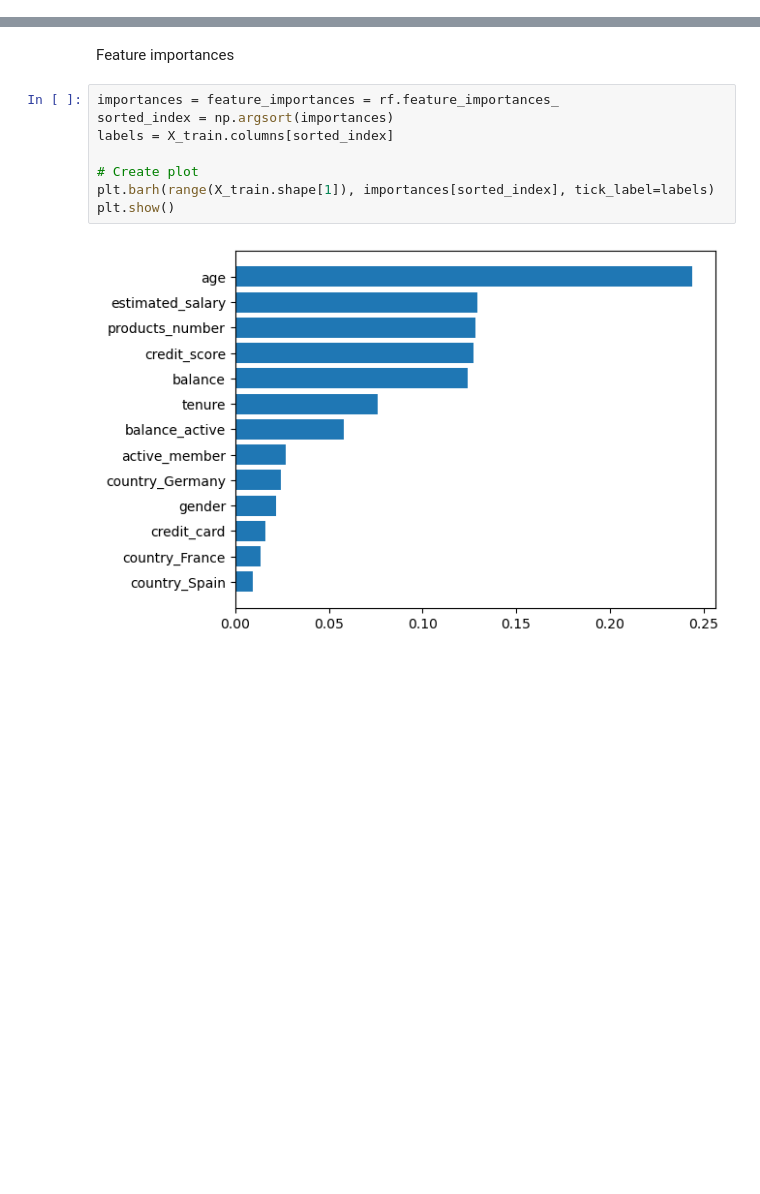
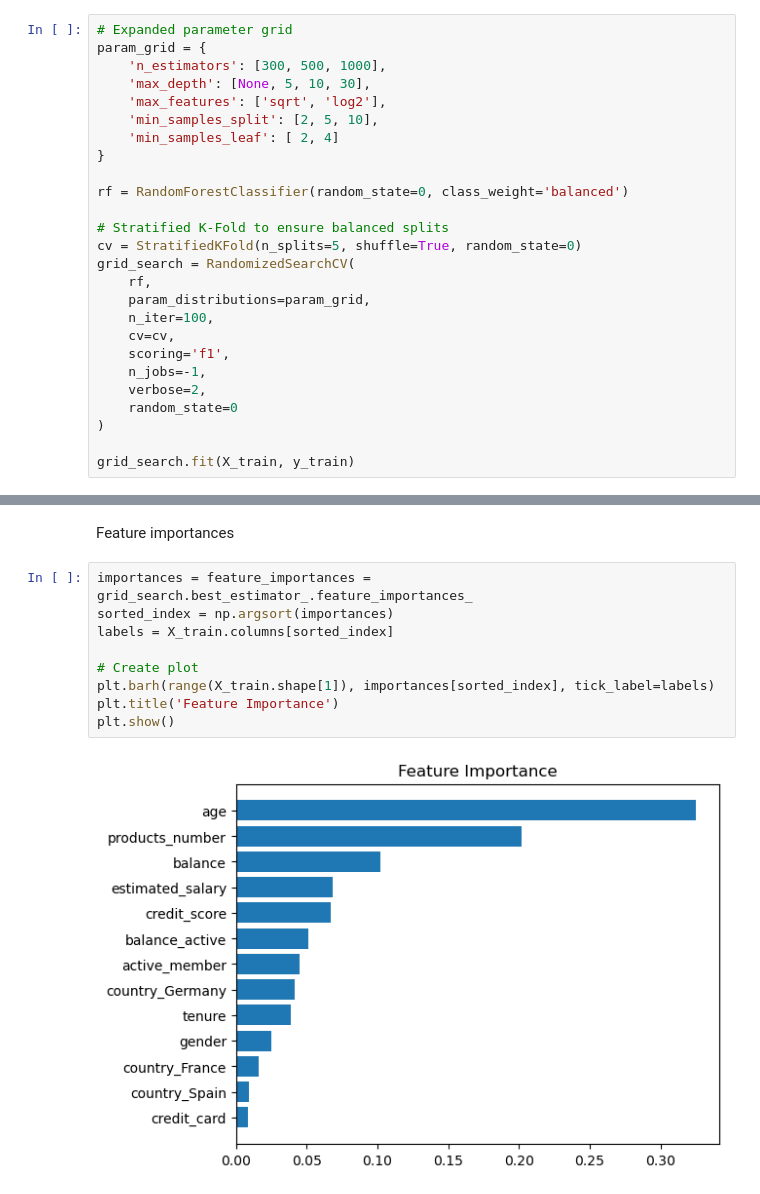
Before and after one commit to kensuke0529/Banking-Churn-project, a Jupyter notebook: churn_rate_project.ipynb, the cells around one changed output, grey strips where cells are left out. Saved outputs shown, nothing was run; the diff lists cells and outputs as text; blank space fills up the shorter version.

```diff
--- a/churn_rate_project.ipynb
+++ b/churn_rate_project.ipynb
@@ -124,0 +139,26 @@ f1 score: 0.613213593312978
+# %%
+# Expanded parameter grid
+param_grid = {
+    'n_estimators': [300, 500, 1000],
+    'max_depth': [None, 5, 10, 30],
+    'max_features': ['sqrt', 'log2'],
+    'min_samples_split': [2, 5, 10],
+    'min_samples_leaf': [ 2, 4]
+}
+
+rf = RandomForestClassifier(random_state=0, class_weight='balanced')
+
+# Stratified K-Fold to ensure balanced splits
+cv = StratifiedKFold(n_splits=5, shuffle=True, random_state=0)
+grid_search = RandomizedSearchCV(
+    rf,
+    param_distributions=param_grid,
+    n_iter=100,
+    cv=cv,
+    scoring='f1',
+    n_jobs=-1,
+    verbose=2,
+    random_state=0
+)
+
+grid_search.fit(X_train, y_train)
@@ -125,12 +226,13 @@ f1 score: 0.613213593312978
 # %% [markdown]
 Feature importances
 # %%
-importances = feature_importances = rf.feature_importances_
+importances = feature_importances = grid_search.best_estimator_.feature_importances_
 sorted_index = np.argsort(importances)
 labels = X_train.columns[sorted_index]
 
 # Create plot
 plt.barh(range(X_train.shape[1]), importances[sorted_index], tick_label=labels)
+plt.title('Feature Importance')
 plt.show()
 # %% [output]
-[figure, old version]
+[figure, new version]
```
Also changed, not shown: parts of 11 cells of this notebook, 6 other files.
